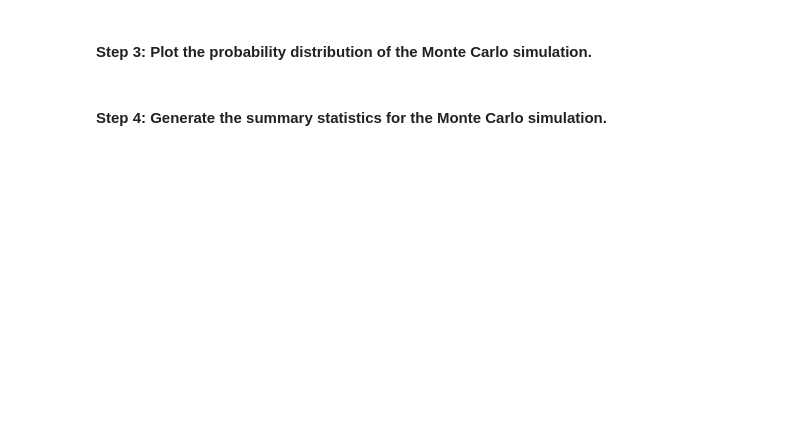
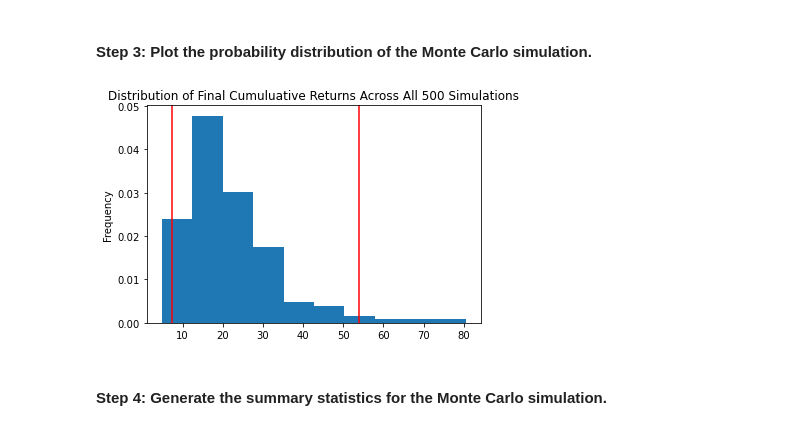
Before and after one commit to Aranda80/finan_plan_simulations, a Jupyter notebook: financial_planning_tools.ipynb, the cells around one changed output. Saved outputs shown, nothing was run; the diff lists cells and outputs as text; code cells hidden in the pictures; blank space fills up the shorter version.

```diff
--- a/financial_planning_tools.ipynb
+++ b/financial_planning_tools.ipynb
@@ -472,7 +517,9 @@ prices_3y_df.tail()
 # %%
 # Visualize the probability distribution of the 30-year Monte Carlo simulation
 # by plotting a histogram
-# YOUR CODE HERE
+MC_sim_dist_plot = MC_30year.plot_distribution()
+# %% [output]
+[figure, added]
 # %% [markdown]
 #### Step 4: Generate the summary statistics for the Monte Carlo simulation.
 # %%
```
Also changed, not shown: parts of 26 cells of this notebook.
